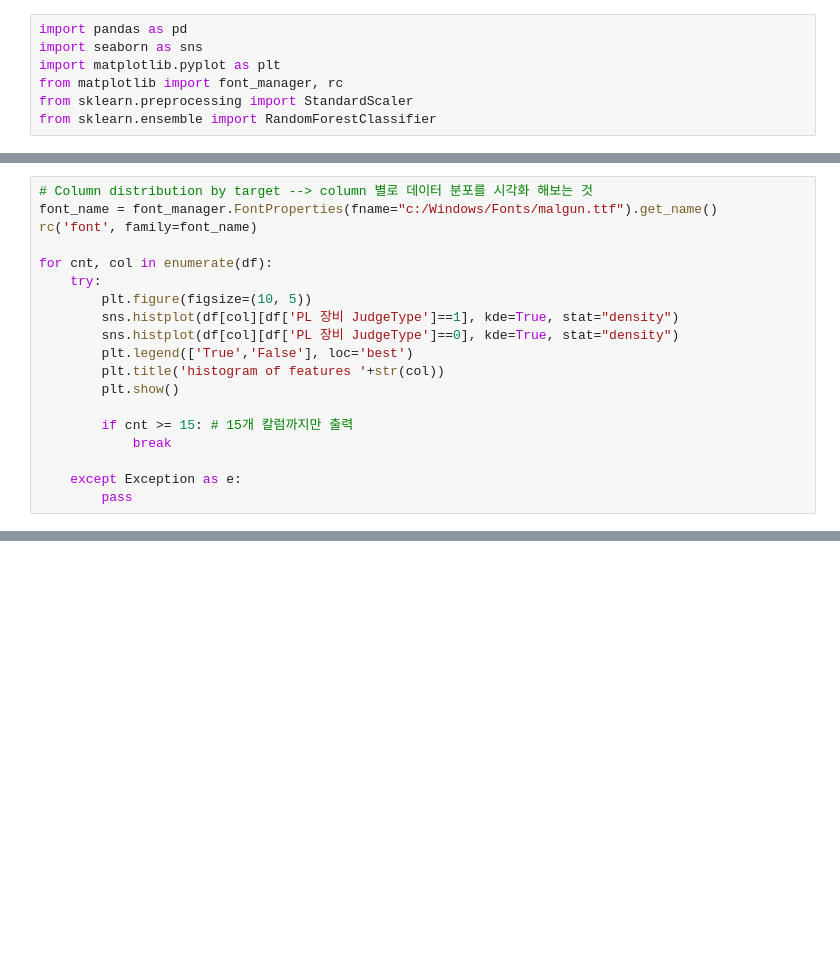
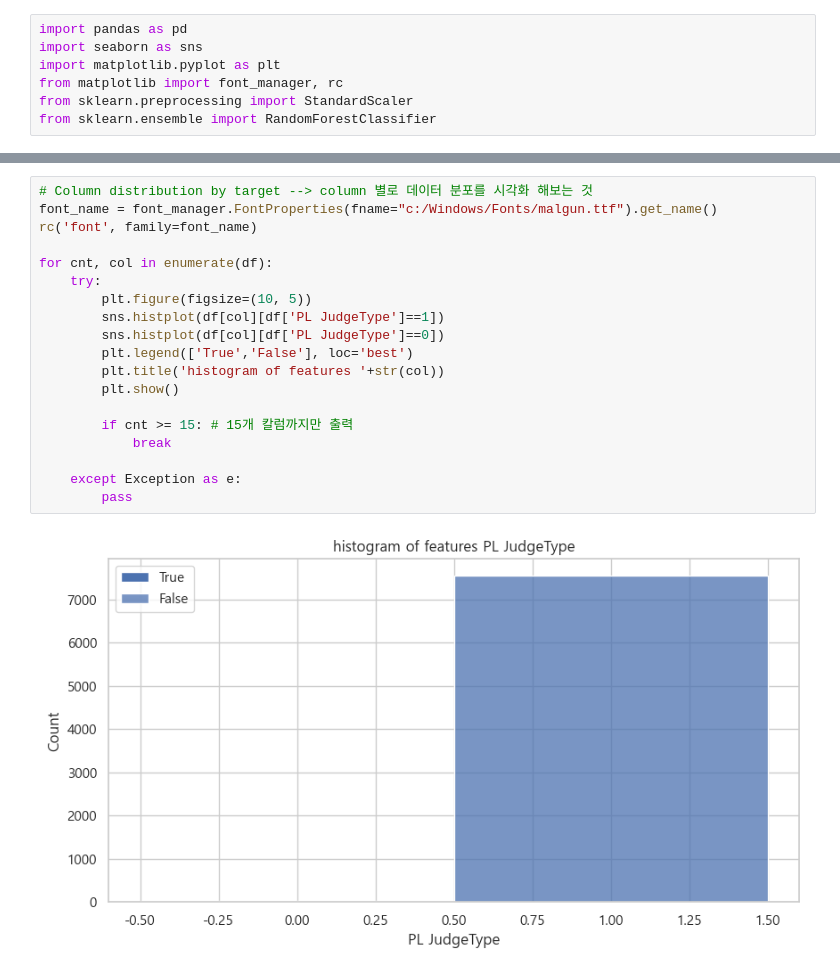
Before and after one commit to YKgroup-HYU/micro_led_analysis, a Jupyter notebook: doc/Final Document.ipynb, the cells around one changed output, grey strips where cells are left out. Saved outputs shown, nothing was run; the diff lists cells and outputs as text; blank space fills up the shorter version.

```diff
--- a/doc/Final Document.ipynb
+++ b/doc/Final Document.ipynb
@@ -136,19 +83,0 @@ for i in range(0,7590):
-# %%
-# Column distribution by target --> column 별로 데이터 분포를 시각화 해보는 것
-font_name = font_manager.FontProperties(fname="c:/Windows/Fonts/malgun.ttf").get_name()
-rc('font', family=font_name)
-
-for cnt, col in enumerate(df):
-    try:
-        plt.figure(figsize=(10, 5))
-        sns.histplot(df[col][df['PL 장비 JudgeType']==1], kde=True, stat="density")
-        sns.histplot(df[col][df['PL 장비 JudgeType']==0], kde=True, stat="density")
-        plt.legend(['True','False'], loc='best')
-        plt.title('histogram of features '+str(col))
-        plt.show()
-
-        if cnt >= 15: # 15개 칼럼까지만 출력
-            break
-
-    except Exception as e:
-        pass
@@ -237,0 +116,21 @@ plt.show()
+# %%
+# Column distribution by target --> column 별로 데이터 분포를 시각화 해보는 것
+font_name = font_manager.FontProperties(fname="c:/Windows/Fonts/malgun.ttf").get_name()
+rc('font', family=font_name)
+
+for cnt, col in enumerate(df):
+    try:
+        plt.figure(figsize=(10, 5))
+        sns.histplot(df[col][df['PL JudgeType']==1])
+        sns.histplot(df[col][df['PL JudgeType']==0])
+        plt.legend(['True','False'], loc='best')
+        plt.title('histogram of features '+str(col))
+        plt.show()
+
+        if cnt >= 15: # 15개 칼럼까지만 출력
+            break
+
+    except Exception as e:
+        pass
+# %% [output]
+[figure, added]
```
Also changed, not shown: parts of 13 cells of this notebook, 4 other files.
